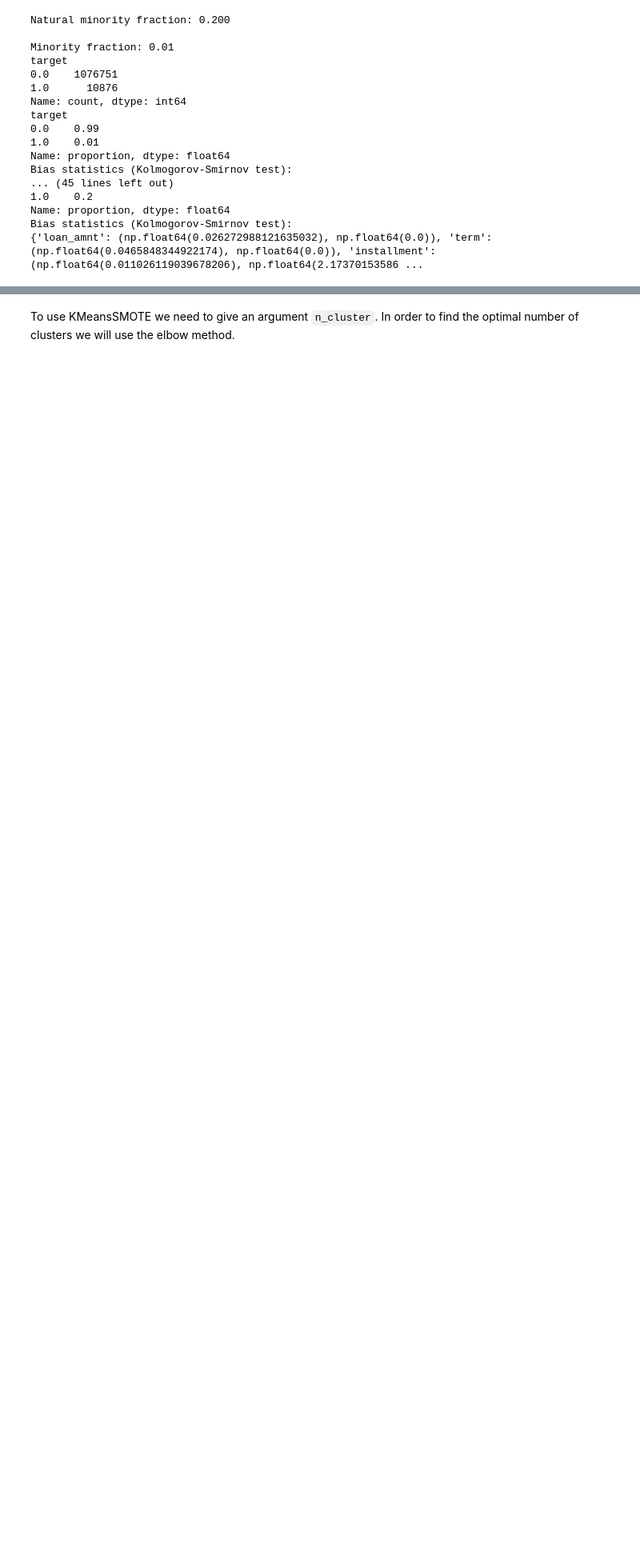
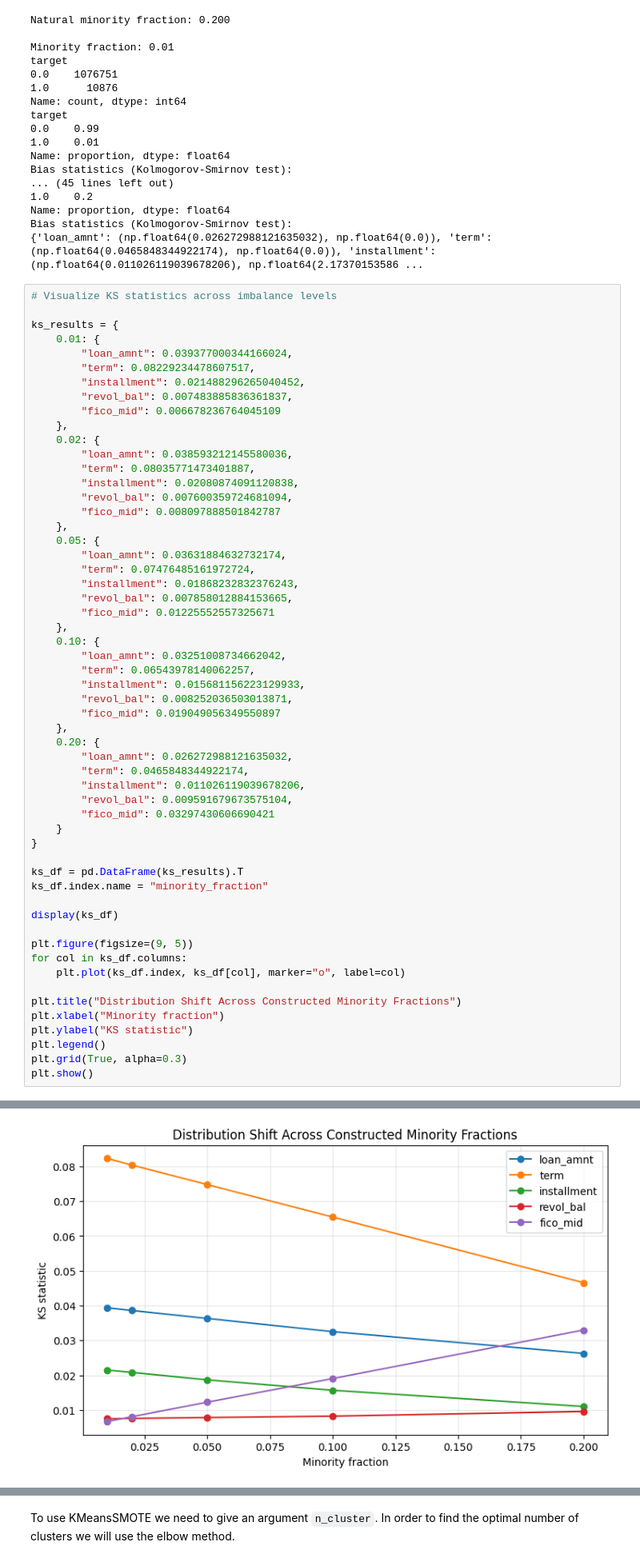
Before and after one commit to TimAngevare/Adversarial-Attacks-on-Class-Imbalanced-Lending-Default-Models, a Jupyter notebook: Notebook_Final_V1.ipynb, the cells around one changed output, grey strips where cells are left out. Shown at 80% size. Saved outputs shown, nothing was run; the diff lists cells and outputs as text; blank space fills up the shorter version.

```diff
--- a/Notebook_Final_V1.ipynb
+++ b/Notebook_Final_V1.ipynb
@@ -887,3 +934,60 @@ Bias statistics (Kolmogorov-Smirnov test):
 Name: proportion, dtype: float64
 Bias statistics (Kolmogorov-Smirnov test):
 {'loan_amnt': (np.float64(0.026272988121635032), np.float64(0.0)), 'term': (np.float64(0.0465848344922174), np.float64(0.0)), 'installment': (np.float64(0.011026119039678206), np.float64(2.17370153586 ...
+# %%
+# Visualize KS statistics across imbalance levels
+
+ks_results = {
+    0.01: {
+        "loan_amnt": 0.039377000344166024,
+        "term": 0.08229234478607517,
+        "installment": 0.021488296265040452,
+        "revol_bal": 0.007483885836361837,
+        "fico_mid": 0.006678236764045109
+    },
+    0.02: {
+        "loan_amnt": 0.038593212145580036,
+        "term": 0.08035771473401887,
+        "installment": 0.02080874091120838,
+        "revol_bal": 0.007600359724681094,
+        "fico_mid": 0.008097888501842787
+    },
+    0.05: {
+        "loan_amnt": 0.03631884632732174,
+        "term": 0.07476485161972724,
+        "installment": 0.01868232832376243,
+        "revol_bal": 0.007858012884153665,
+        "fico_mid": 0.01225552557325671
+    },
+    0.10: {
+        "loan_amnt": 0.03251008734662042,
+        "term": 0.06543978140062257,
+        "installment": 0.015681156223129933,
+        "revol_bal": 0.008252036503013871,
+        "fico_mid": 0.019049056349550897
+    },
+    0.20: {
+        "loan_amnt": 0.026272988121635032,
+        "term": 0.0465848344922174,
+        "installment": 0.011026119039678206,
+        "revol_bal": 0.009591679673575104,
+        "fico_mid": 0.03297430606690421
+    }
+}
+
+ks_df = pd.DataFrame(ks_results).T
+ks_df.index.name = "minority_fraction"
+
+display(ks_df)
+
+plt.figure(figsize=(9, 5))
+for col in ks_df.columns:
+    plt.plot(ks_df.index, ks_df[col], marker="o", label=col)
+
+plt.title("Distribution Shift Across Constructed Minority Fractions")
+plt.xlabel("Minority fraction")
+plt.ylabel("KS statistic")
+plt.legend()
+plt.grid(True, alpha=0.3)
+plt.show()
+# %% [output]
@@ -889,0 +1001 @@ Bias statistics (Kolmogorov-Smirnov test):
+[figure, added]
```
Also changed, not shown: parts of 4 cells of this notebook.
